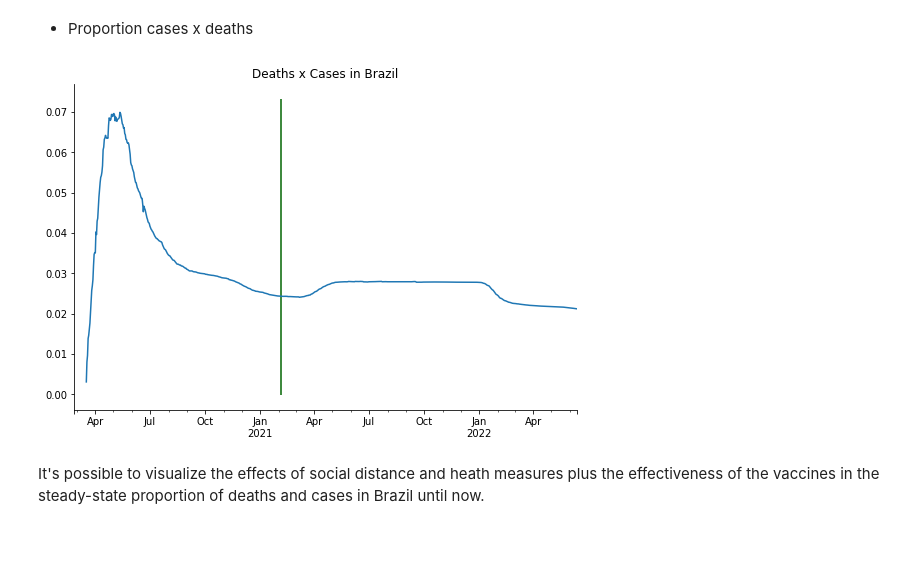
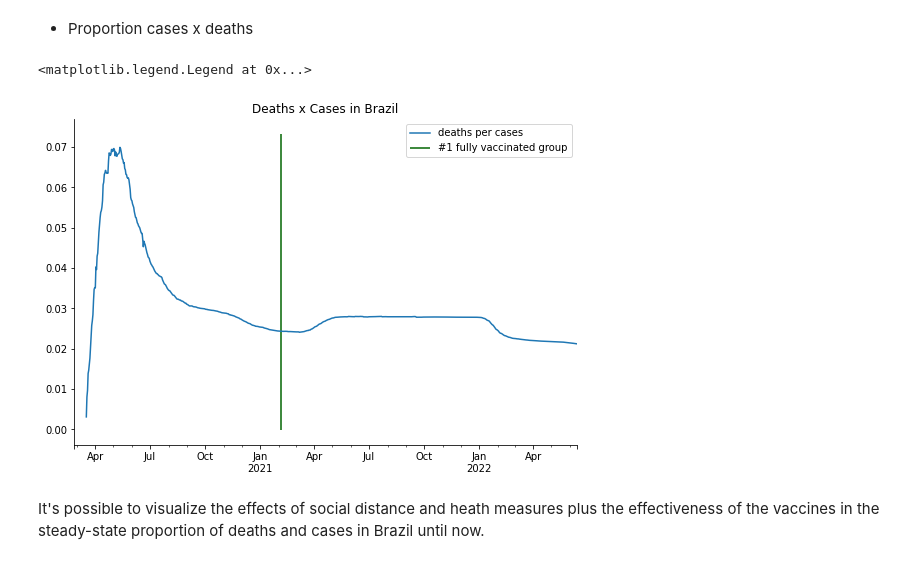
Before and after one commit to allansuzuki/Brazil_Covid19_Analysis, a Jupyter notebook: COVID_19_Background_in_Brazil.ipynb, the cells around one changed output. Saved outputs shown, nothing was run; the diff lists cells and outputs as text; code cells hidden in the pictures.

```diff
--- a/COVID_19_Background_in_Brazil.ipynb
+++ b/COVID_19_Background_in_Brazil.ipynb
@@ -424,13 +424,15 @@ It's possible to visualize how the the increase of cases causes the increase of
 * Proportion cases x deaths
 # %%
 fig,ax = plt.subplots(figsize=(9,6))
-la = (br['total_deaths']/br['total_cases']).to_frame(name='deathsxcases').join(br['date']).plot(x='date',y='deathsxcases',xlabel='',legend=False,ax=ax);
+la = (br['total_deaths']/br['total_cases']).to_frame(name='deathsxcases').join(br['date']).plot(x='date',y='deathsxcases',xlabel='',legend=False,ax=ax, label='deaths per cases');
 ax.vlines(x=st_personfullyvacc, ymin=la.get_ylim()[0],ymax=la.get_ylim()[1],color='darkgreen',label='#1 fully vaccinated group')
 ax.spines['top'].set_visible(False);
 ax.spines['right'].set_visible(False);
 ax.set_title('Deaths x Cases in Brazil');
+ax.legend(loc=0)
 # %% [output]
+<matplotlib.legend.Legend at 0x...>
-[figure, old version]
+[figure, new version]
 # %% [markdown]
 It's possible to visualize the effects of social distance and heath measures plus the effectiveness of the vaccines in the steady-state proportion of deaths and cases in Brazil until now.
 # %% [markdown]
```
